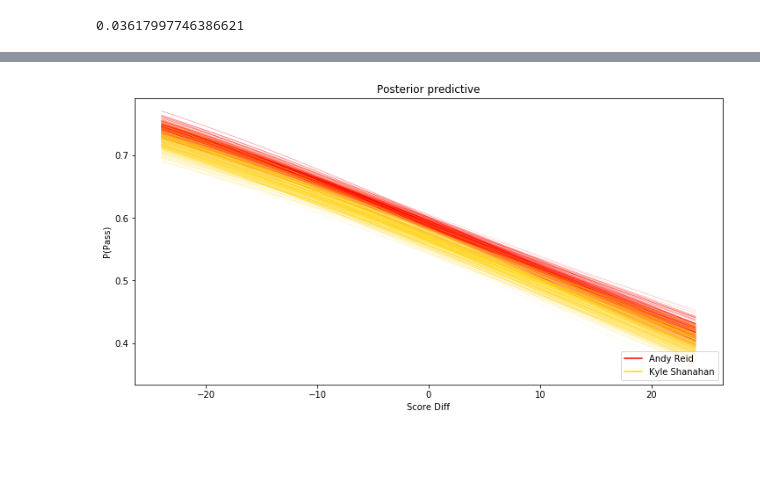
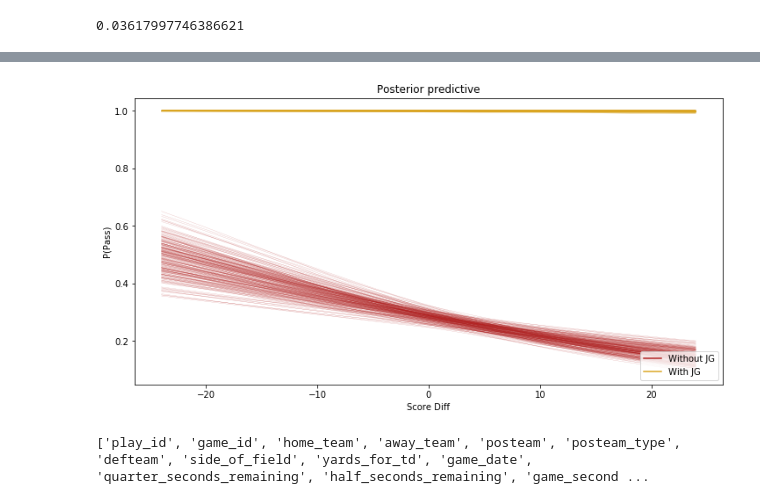
Before and after one commit to btatkinson/pass_exp, a Jupyter notebook: nfl_pass_exp.ipynb, the cells around one changed output, grey strips where cells are left out. Saved outputs shown, nothing was run; the diff lists cells and outputs as text; code cells hidden in the pictures; blank space fills up the shorter version.

```diff
--- a/nfl_pass_exp.ipynb
+++ b/nfl_pass_exp.ipynb
@@ -685,0 +655,18 @@ array([[<matplotlib.axes._subplots.AxesSubplot object at 0x...>,
+# %%
+# size of covariate vector
+D = 3
+
+# number of plays/samples
+N = len(data)
+
+# number of categories -- right now just mahomes or not mahomes
+L = 2
+
+# 0 = run, 1 = pass
+y = data.play_type.values
+
+# pat or not pat
+ll = data.qb.values
+
+# covariates
+x = data[['score_differential','down','distance']].values
@@ -686,35 +767,41 @@ array([[<matplotlib.axes._subplots.AxesSubplot object at 0x...>,
 # %%
-# def lm_full(trace, score_diff, coach):
-#     shape = np.broadcast(score_diff, coach).shape
-#     x_norm = np.asarray([np.broadcast_to(x, shape) for x in [score_diff,coach]])
-#     # return inverse logit
-#     return 1 / (1 + np.exp(-(trace['α'] +
-#                              trace['β']*x_norm[0])-trace['coach'][coach]*x_norm[1]))
+def lm_full(trace, score_diff, qb):
+    shape = np.broadcast(score_diff, qb).shape
+    x_norm = np.asarray([np.broadcast_to(x, shape) for x in [score_diff,qb]])
+    # return inverse logit
+    return 1 / (1 + np.exp(-(trace['α'] +
+                             trace['β']*x_norm[0])+
+                           trace['qb_a'] +
+                           trace['qb_b']*x_norm[1]))
 
-# samples=1000
-# x = np.linspace(-17, 17, samples)
+samples=1000
+x = np.linspace(-17, 17, samples)
 
-# lm0 = lambda x, trace: lm_full(trace, x, 0)
-# lm1 = lambda x, trace: lm_full(trace, x, 1)
-# # lm2 = lambda x, trace: lm_full(trace, x, 2)
-# # lm3 = lambda x, trace: lm_full(trace, x, 3)
+lm0 = lambda x, trace: lm_full(trace, x, 0)
+lm1 = lambda x, trace: lm_full(trace, x, 1)
+# lm2 = lambda x, trace: lm_full(trace, x, 2)
+# lm3 = lambda x, trace: lm_full(trace, x, 3)
 
-# fig = plt.figure(figsize=(12,6))
-# pm.plot_posterior_predictive_glm(trace, eval=np.linspace(-24,24,1000), lm=lm0, samples=250, color='red', alpha=.5)
-# pm.plot_posterior_predictive_glm(trace, eval=np.linspace(-24,24,1000), lm=lm1, samples=250, color='gold', alpha=.5)
-# # pm.plot_posterior_predictive_glm(trace, eval=np.linspace(-24,24,1000), lm=lm2, samples=250, color='lime', alpha=.5)
-# # pm.plot_posterior_predictive_glm(trace, eval=np.linspace(-24,24,1000), lm=lm3, samples=250, color='deepskyblue', alpha=.5)
+fig = plt.figure(figsize=(12,6))
+pm.plot_posterior_predictive_glm(trace, eval=np.linspace(-24,24,1000), lm=lm0, samples=250, color='firebrick', alpha=.5)
+pm.plot_posterior_predictive_glm(trace, eval=np.linspace(-24,24,1000), lm=lm1, samples=250, color='goldenrod', alpha=.5)
+# pm.plot_posterior_predictive_glm(trace, eval=np.linspace(-24,24,1000), lm=lm2, samples=250, color='lime', alpha=.5)
+# pm.plot_posterior_predictive_glm(trace, eval=np.linspace(-24,24,1000), lm=lm3, samples=250, color='deepskyblue', alpha=.5)
 
-# import matplotlib.lines as mlines
-# andy = mlines.Line2D(['lm0'], [], color='red', label='Andy Reid')
-# kyle = mlines.Line2D(['lm1'], [], color='gold', label='Kyle Shanahan')
-# # bill = mlines.Line2D(['lm2'], [], color='lime', label='Pete Carroll')
-# # mike = mlines.Line2D(['lm3'], [], color='deepskyblue', label='Mike Vrabel')
+import matplotlib.lines as mlines
+andy = mlines.Line2D(['lm0'], [], color='firebrick', label='Without JG')
+kyle = mlines.Line2D(['lm1'], [], color='goldenrod', label='With JG')
+# bill = mlines.Line2D(['lm2'], [], color='lime', label='Pete Carroll')
+# mike = mlines.Line2D(['lm3'], [], color='deepskyblue', label='Mike Vrabel')
 
-# plt.legend(handles=[andy,kyle], loc='lower right')
-# plt.ylabel("P(Pass)")
-# plt.xlabel("Score Diff")
-# plt.savefig("./figures/coach_comparison.png")
-# plt.show()
+plt.legend(handles=[andy,kyle], loc='lower right')
+plt.ylabel("P(Pass)")
+plt.xlabel("Score Diff")
+plt.savefig("./figures/jg_comparison.png")
+plt.show()
 # %% [output]
-[figure, old version]
+[figure, new version]
+# %%
+print(list(pbp))
+# %% [output]
+['play_id', 'game_id', 'home_team', 'away_team', 'posteam', 'posteam_type', 'defteam', 'side_of_field', 'yards_for_td', 'game_date', 'quarter_seconds_remaining', 'half_seconds_remaining', 'game_second ...
```
Also changed, not shown: parts of 30 cells of this notebook.
